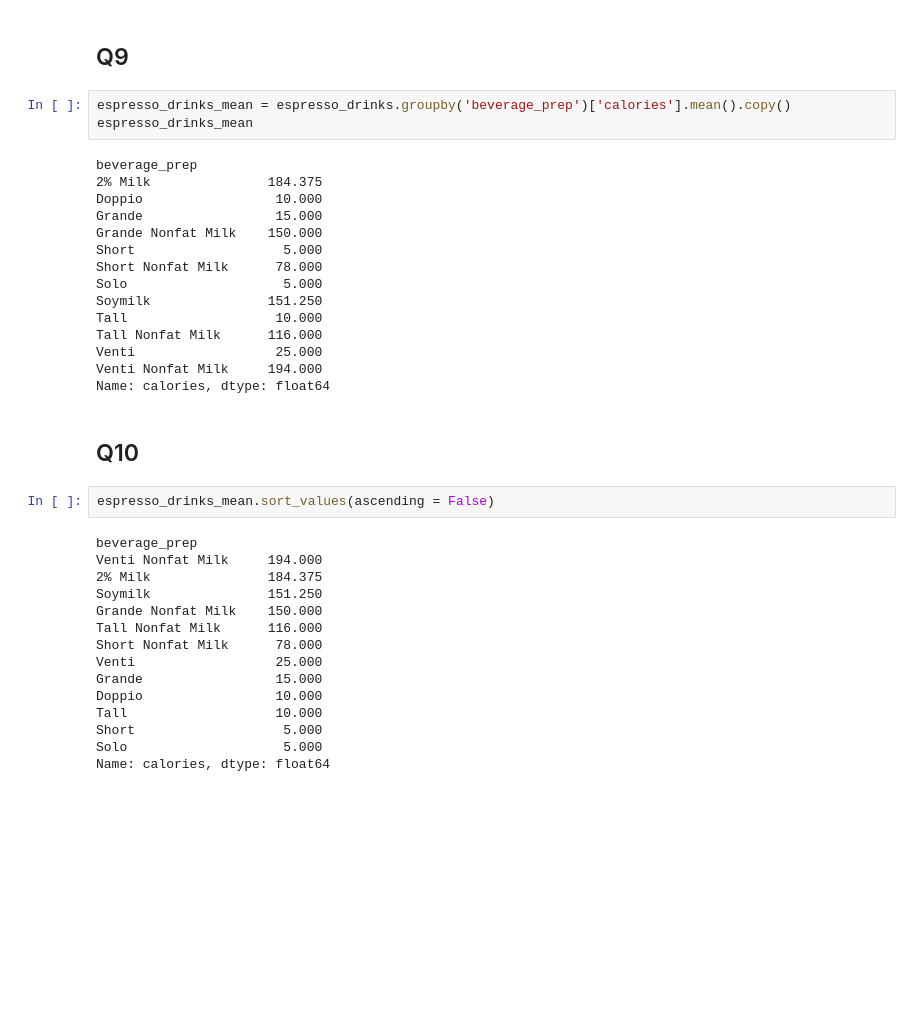
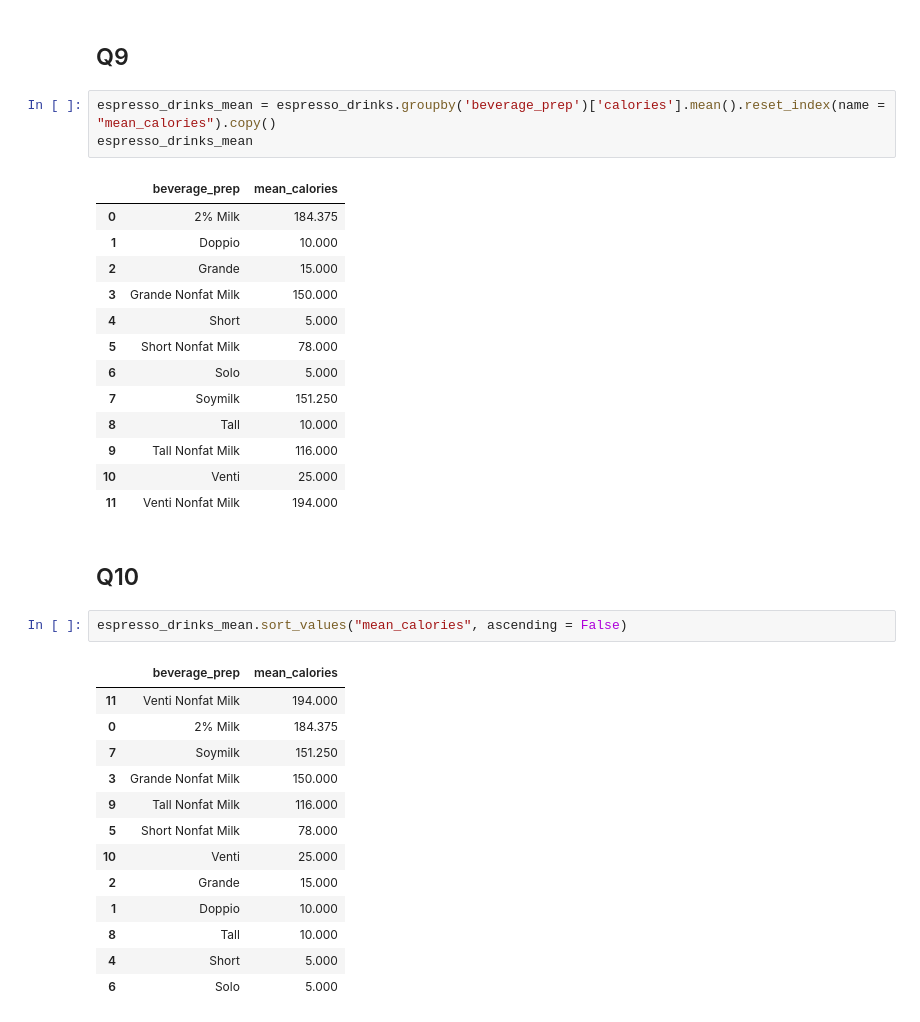
Before and after one commit to mjmarr/codeclan_homework, a Jupyter notebook: week_12/day_02/Homework.ipynb, the cells around one changed output. Drawn from its saved outputs; the diff is of its cells as text; blank space fills up the shorter version.

Commit message:
fixed dataframes / reset_index!

```diff
--- a/week_12/day_02/Homework.ipynb
+++ b/week_12/day_02/Homework.ipynb
@@ -197,39 +194,37 @@ espresso_drinks
 # %% [markdown]
 ## Q9
 # %%
-espresso_drinks_mean = espresso_drinks.groupby('beverage_prep')['calories'].mean().copy()
+espresso_drinks_mean = espresso_drinks.groupby('beverage_prep')['calories'].mean().reset_index(name = "mean_calories").copy()
 espresso_drinks_mean
 # %% [output]
-beverage_prep
-2% Milk               184.375
-Doppio                 10.000
-Grande                 15.000
-Grande Nonfat Milk    150.000
-Short                   5.000
-Short Nonfat Milk      78.000
-Solo                    5.000
-Soymilk               151.250
-Tall                   10.000
-Tall Nonfat Milk      116.000
-Venti                  25.000
-Venti Nonfat Milk     194.000
-Name: calories, dtype: float64
+|  | beverage_prep | mean_calories |
+| 0 | 2% Milk | 184.375 |
+| 1 | Doppio | 10.000 |
+| 2 | Grande | 15.000 |
+| 3 | Grande Nonfat Milk | 150.000 |
+| 4 | Short | 5.000 |
+| 5 | Short Nonfat Milk | 78.000 |
+| 6 | Solo | 5.000 |
+| 7 | Soymilk | 151.250 |
+| 8 | Tall | 10.000 |
+| 9 | Tall Nonfat Milk | 116.000 |
+| 10 | Venti | 25.000 |
+| 11 | Venti Nonfat Milk | 194.000 |
 # %% [markdown]
 ## Q10
 # %%
-espresso_drinks_mean.sort_values(ascending = False)
+espresso_drinks_mean.sort_values("mean_calories", ascending = False)
 # %% [output]
-beverage_prep
-Venti Nonfat Milk     194.000
-2% Milk               184.375
-Soymilk               151.250
-Grande Nonfat Milk    150.000
-Tall Nonfat Milk      116.000
-Short Nonfat Milk      78.000
-Venti                  25.000
-Grande                 15.000
-Doppio                 10.000
-Tall                   10.000
-Short                   5.000
-Solo                    5.000
-Name: calories, dtype: float64
+|  | beverage_prep | mean_calories |
+| 11 | Venti Nonfat Milk | 194.000 |
+| 0 | 2% Milk | 184.375 |
+| 7 | Soymilk | 151.250 |
+| 3 | Grande Nonfat Milk | 150.000 |
+| 9 | Tall Nonfat Milk | 116.000 |
+| 5 | Short Nonfat Milk | 78.000 |
+| 10 | Venti | 25.000 |
+| 2 | Grande | 15.000 |
+| 1 | Doppio | 10.000 |
+| 8 | Tall | 10.000 |
+| 4 | Short | 5.000 |
+| 6 | Solo | 5.000 |
```
Also changed, not shown: parts of 3 cells of this notebook.
